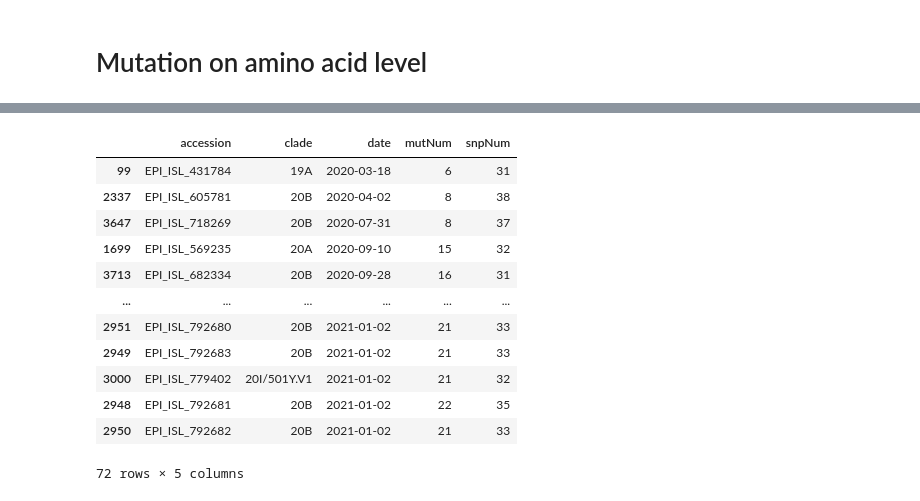
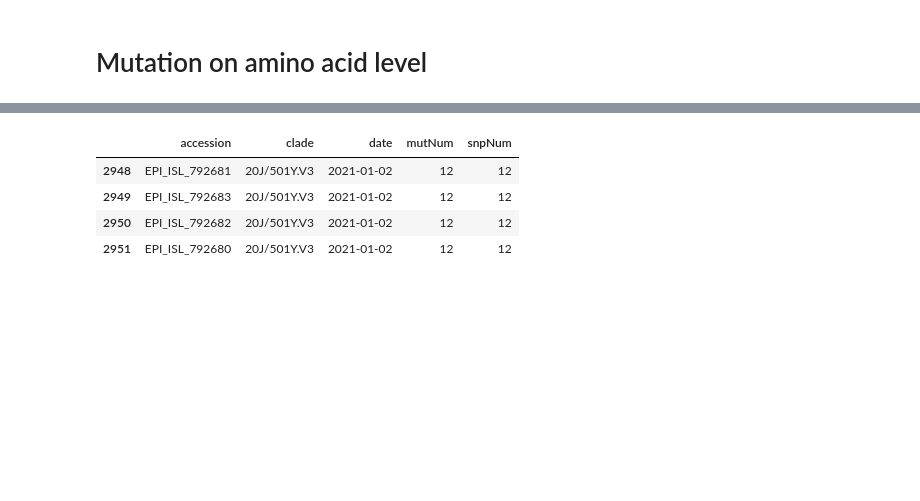
Before and after one commit to wuaipinglab/SARS-CoV-2_mutation, a Jupyter notebook: mutation_accumulation.ipynb, the cells around one changed output, grey strips where cells are left out. Cells and saved outputs as stored; diff of their text form; code cells hidden in the pictures; blank space fills up the shorter version.

```diff
--- a/mutation_accumulation.ipynb
+++ b/mutation_accumulation.ipynb
@@ -91,0 +194,22 @@ nonN501Y = noOutlier[~(isV1 | isV2)]
+# %%
+spikeMut = []
+
+for record in nucleotide.values():
+    snpNum = sum(0 if base in NUCLEOTIDE_AMBIGUITY or ref == base else 1
+                   for ref, base in zip(nucleotideRef[spike_start:spike_end],
+                                        record[spike_start:spike_end]))
+    accession = record.id
+    mutNum = sum(0 if base in ('X', '-') or ref == base else 1
+                   for ref, base in zip(polypeptideRef[spikeAA_start:spikeAA_end],
+                                        polypeptide[accession][spikeAA_start:spikeAA_end]))
+    if record.id in metadata.index:
+        spikeMut.append({
+            "accession": accession,
+            "clade": metadata.loc[accession, 'Nextstrain_clade'],
+            "date": metadata.loc[accession, 'date'],
+            "mutNum": mutNum,
+            "snpNum": snpNum
+        })
+
+spikeMut = pd.DataFrame.from_dict(spikeMut)
+spikeMut.loc[pd.isna(spikeMut['clade']), 'clade'] = "unknown"
@@ -182,16 +325,8 @@ plt.savefig(os.path.join(PLOTS_DIR, "snp_count.pdf"))
-# %%
-noOutlier[noOutlier['snpNum'] > 30].sort_values('date')
-# %% [output]
-|  | accession | clade | date | mutNum | snpNum |
-| 99 | EPI_ISL_431784 | 19A | 2020-03-18 | 6 | 31 |
-| 2337 | EPI_ISL_605781 | 20B | 2020-04-02 | 8 | 38 |
-| 3647 | EPI_ISL_718269 | 20B | 2020-07-31 | 8 | 37 |
-| 1699 | EPI_ISL_569235 | 20A | 2020-09-10 | 15 | 32 |
-| 3713 | EPI_ISL_682334 | 20B | 2020-09-28 | 16 | 31 |
-| ... | ... | ... | ... | ... | ... |
-| 2951 | EPI_ISL_792680 | 20B | 2021-01-02 | 21 | 33 |
-| 2949 | EPI_ISL_792683 | 20B | 2021-01-02 | 21 | 33 |
-| 3000 | EPI_ISL_779402 | 20I/501Y.V1 | 2021-01-02 | 21 | 32 |
-| 2948 | EPI_ISL_792681 | 20B | 2021-01-02 | 22 | 35 |
-| 2950 | EPI_ISL_792682 | 20B | 2021-01-02 | 21 | 33 |
-72 rows × 5 columns
+# %%
+noOutlier[noOutlier['mutNum'] >= 12]
+# %% [output]
+|  | accession | clade | date | mutNum | snpNum |
+| 2948 | EPI_ISL_792681 | 20J/501Y.V3 | 2021-01-02 | 12 | 12 |
+| 2949 | EPI_ISL_792683 | 20J/501Y.V3 | 2021-01-02 | 12 | 12 |
+| 2950 | EPI_ISL_792682 | 20J/501Y.V3 | 2021-01-02 | 12 | 12 |
+| 2951 | EPI_ISL_792680 | 20J/501Y.V3 | 2021-01-02 | 12 | 12 |
```
Also changed, not shown: parts of 18 cells of this notebook, 6 other files.
